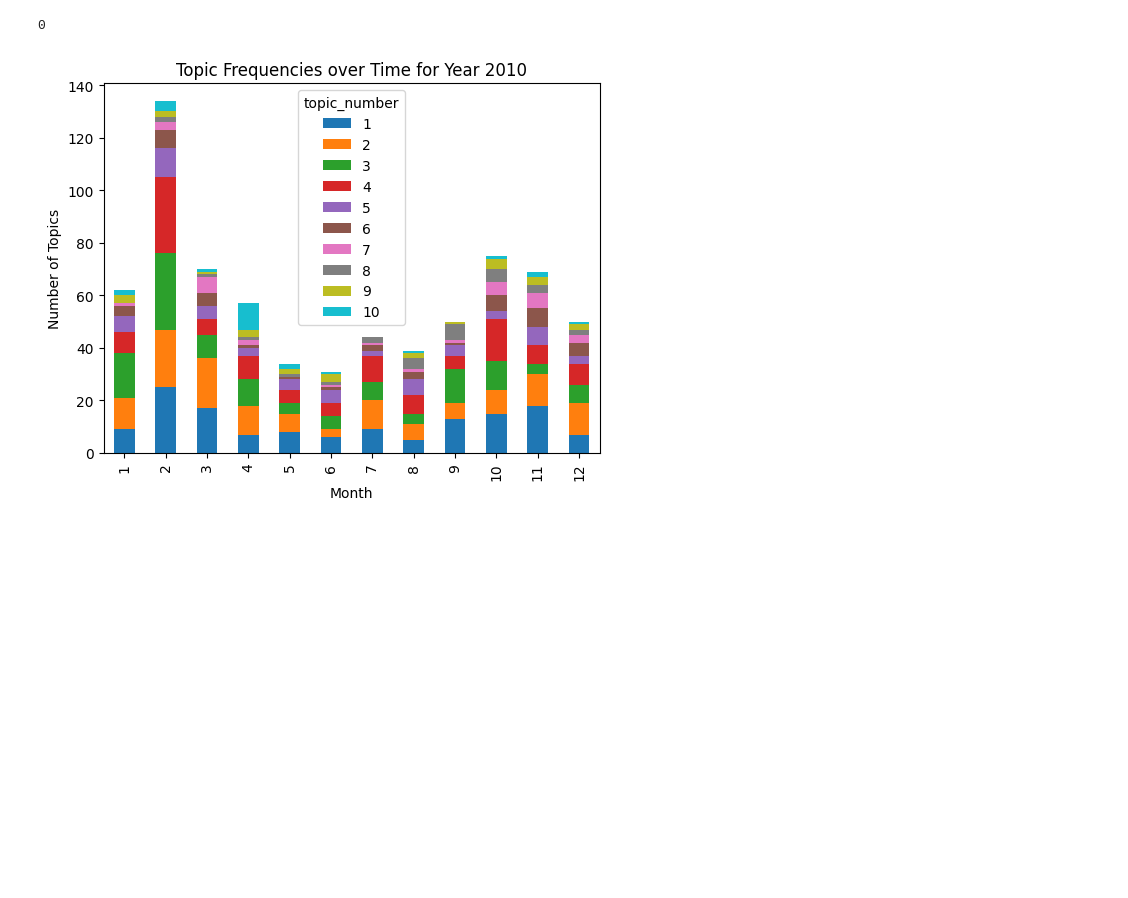
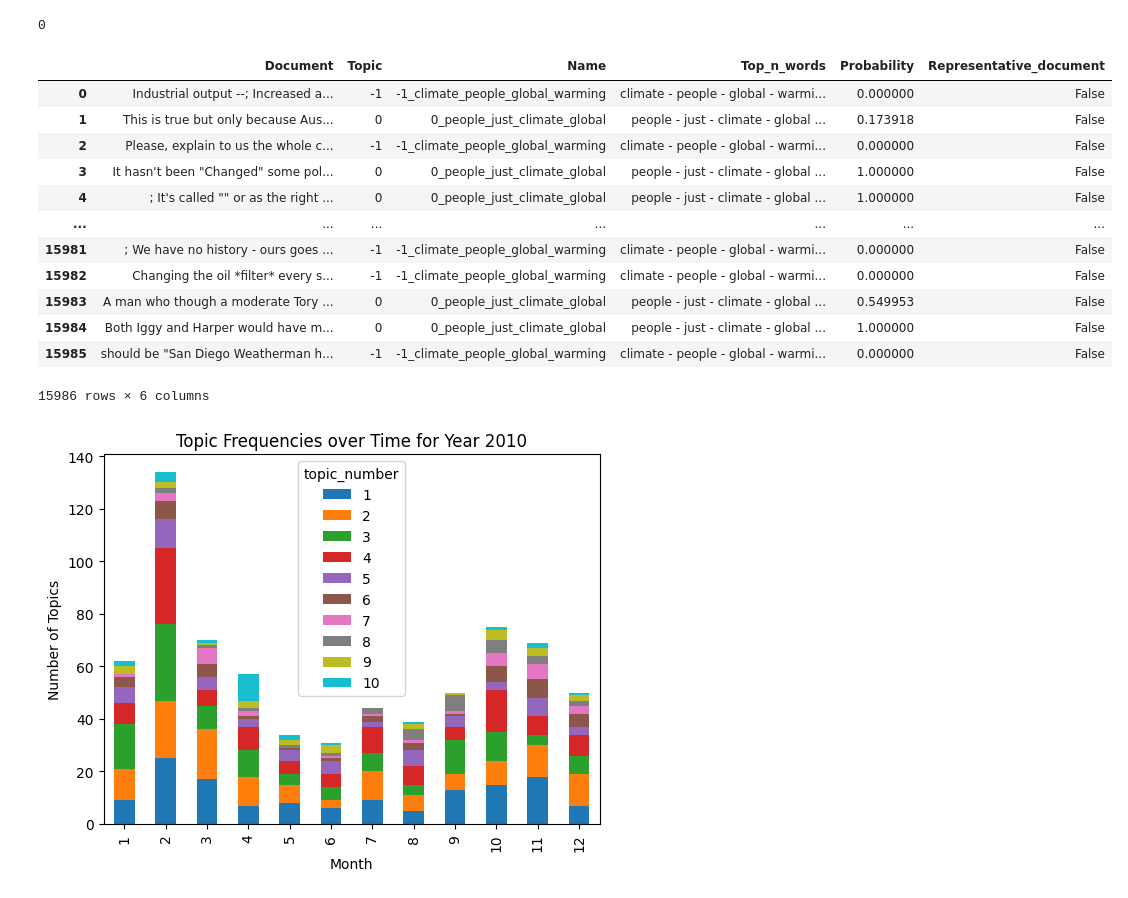
Before and after one commit to anjaghub/datascience_project_2023, a Jupyter notebook: 3_modeling_topic_cluster.ipynb, the cells around one changed output. Saved outputs shown, nothing was run; the diff lists cells and outputs as text; code cells hidden in the pictures; blank space fills up the shorter version.

```diff
--- a/3_modeling_topic_cluster.ipynb
+++ b/3_modeling_topic_cluster.ipynb
@@ -275,6 +268,22 @@ test = data[(data["topic_number"]> 0) & (data["topic_number"]<= 10)]
 test.isna().sum().sum()
 # %% [output]
 0
+# %%
+topic_models["model_2010"].get_document_info(docs_2010)
+# %% [output]
+|  | Document | Topic | Name | Top_n_words | Probability | Representative_document |
+| 0 | Industrial output --; Increased a... | -1 | -1_climate_people_global_warming | climate - people - global - warmi... | 0.000000 | False |
+| 1 | This is true but only because Aus... | 0 | 0_people_just_climate_global | people - just - climate - global ... | 0.173918 | False |
+| 2 | Please, explain to us the whole c... | -1 | -1_climate_people_global_warming | climate - people - global - warmi... | 0.000000 | False |
+| 3 | It hasn't been "Changed" some pol... | 0 | 0_people_just_climate_global | people - just - climate - global ... | 1.000000 | False |
+| 4 | ; It's called "" or as the right ... | 0 | 0_people_just_climate_global | people - just - climate - global ... | 1.000000 | False |
+| ... | ... | ... | ... | ... | ... | ... |
+| 15981 | ; We have no history - ours goes ... | -1 | -1_climate_people_global_warming | climate - people - global - warmi... | 0.000000 | False |
+| 15982 | Changing the oil *filter* every s... | -1 | -1_climate_people_global_warming | climate - people - global - warmi... | 0.000000 | False |
+| 15983 | A man who though a moderate Tory ... | 0 | 0_people_just_climate_global | people - just - climate - global ... | 0.549953 | False |
+| 15984 | Both Iggy and Harper would have m... | 0 | 0_people_just_climate_global | people - just - climate - global ... | 1.000000 | False |
+| 15985 | should be "San Diego Weatherman h... | -1 | -1_climate_people_global_warming | climate - people - global - warmi... | 0.000000 | False |
+15986 rows × 6 columns
 # %%
 # Import Plotting Library
 import matplotlib.pyplot as plt
```
Also changed, not shown: parts of 1 cell of this notebook.
